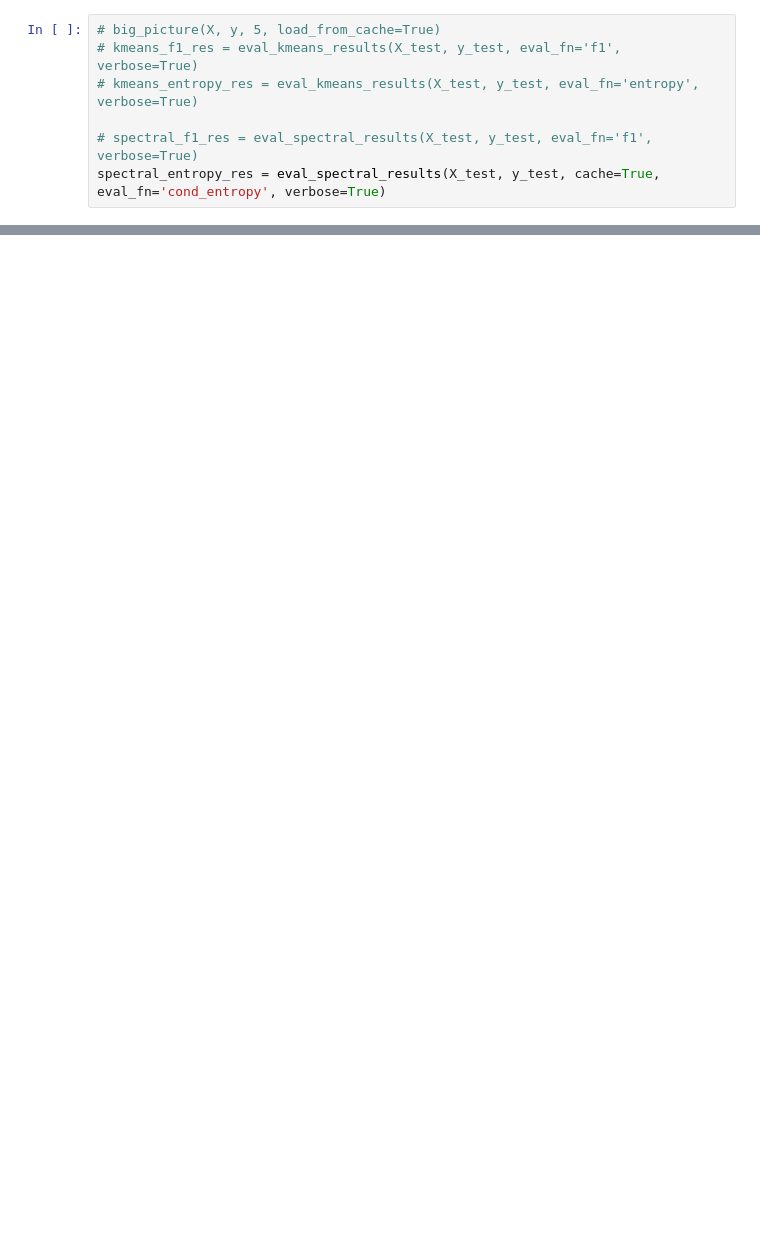
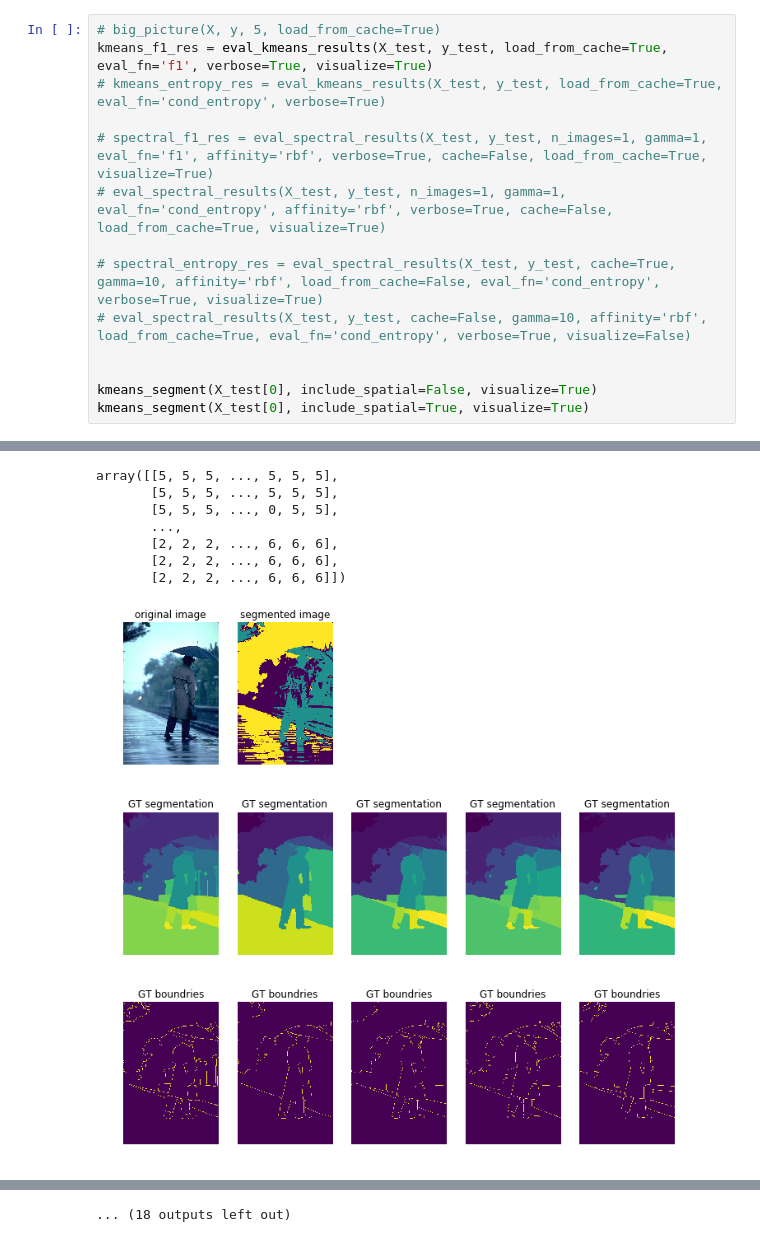
Before and after one commit to yakout/image-segmentation, a Jupyter notebook: lab5.ipynb, the cells around one changed output, grey strips where cells are left out. Drawn from its saved outputs; the diff is of its cells as text; blank space fills up the shorter version.

```diff
--- a/lab5.ipynb
+++ b/lab5.ipynb
@@ -78,8 +80,16 @@ print(X_test.shape)
 (5,)
 # %%
 # big_picture(X, y, 5, load_from_cache=True)
-# kmeans_f1_res = eval_kmeans_results(X_test, y_test, eval_fn='f1', verbose=True)
-# kmeans_entropy_res = eval_kmeans_results(X_test, y_test, eval_fn='entropy', verbose=True)
+kmeans_f1_res = eval_kmeans_results(X_test, y_test, load_from_cache=True, eval_fn='f1', verbose=True, visualize=True)
+# kmeans_entropy_res = eval_kmeans_results(X_test, y_test, load_from_cache=True, eval_fn='cond_entropy', verbose=True)
 
-# spectral_f1_res = eval_spectral_results(X_test, y_test, eval_fn='f1', verbose=True)
-spectral_entropy_res = eval_spectral_results(X_test, y_test, cache=True, eval_fn='cond_entropy', verbose=True)
+# spectral_f1_res = eval_spectral_results(X_test, y_test, n_images=1, gamma=1, eval_fn='f1', affinity='rbf', verbose=True, cache=False, load_from_cache=True, visualize=True)
+# eval_spectral_results(X_test, y_test, n_images=1, gamma=1, eval_fn='cond_entropy', affinity='rbf', verbose=True, cache=False, load_from_cache=True, visualize=True)
+
+# spectral_entropy_res = eval_spectral_results(X_test, y_test, cache=True, gamma=10, affinity='rbf', load_from_cache=False, eval_fn='cond_entropy', verbose=True, visualize=True)
+# eval_spectral_results(X_test, y_test, cache=False, gamma=10, affinity='rbf', load_from_cache=True, eval_fn='cond_entropy', verbose=True, visualize=False)
+
+
+kmeans_segment(X_test[0], include_spatial=False, visualize=True)
+kmeans_segment(X_test[0], include_spatial=True, visualize=True)
+# %% [output]
@@ -85,0 +124,8 @@ spectral_entropy_res = eval_spectral_results(X_test, y_test, cache=True, eval_fn
+array([[5, 5, 5, ..., 5, 5, 5],
+       [5, 5, 5, ..., 5, 5, 5],
+       [5, 5, 5, ..., 0, 5, 5],
+       ...,
+       [2, 2, 2, ..., 6, 6, 6],
+       [2, 2, 2, ..., 6, 6, 6],
+       [2, 2, 2, ..., 6, 6, 6]])
+[figure, added]
@@ -85,0 +140 @@ spectral_entropy_res = eval_spectral_results(X_test, y_test, cache=True, eval_fn
+... (18 outputs left out)
```
Also changed, not shown: parts of 3 cells of this notebook, 4 other files.
